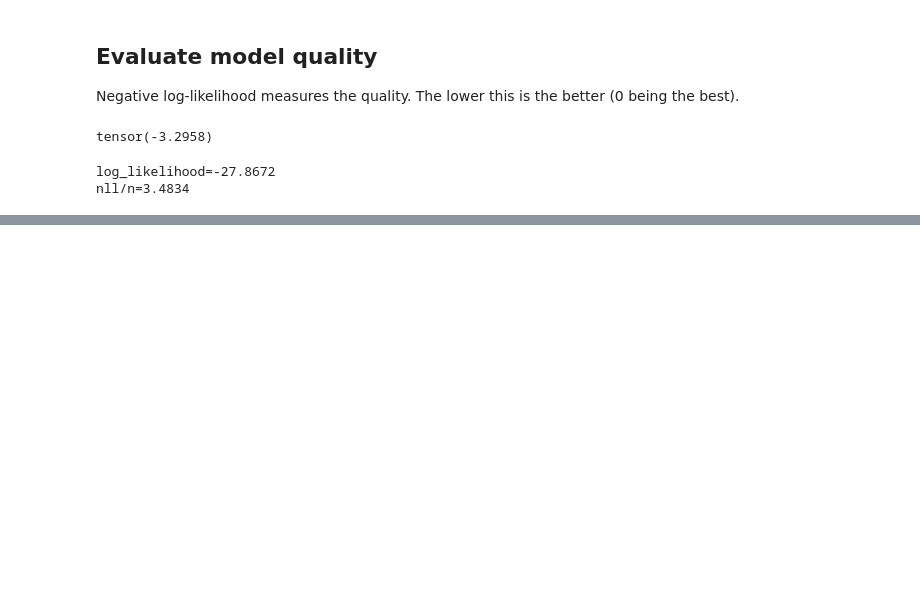
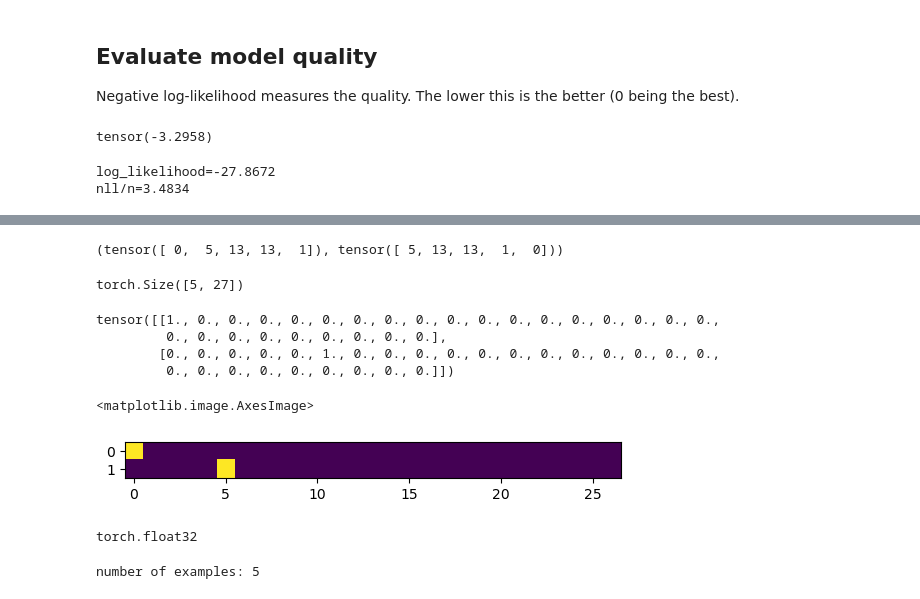
Before and after one commit to nasheqlbrm/makemore, a Jupyter notebook: nbs/01_build_makemore_yay.ipynb, the cells around one changed output, grey strips where cells are left out. Saved outputs shown, nothing was run; the diff lists cells and outputs as text; code cells hidden in the pictures; blank space fills up the shorter version.

```diff
--- a/nbs/01_build_makemore_yay.ipynb
+++ b/nbs/01_build_makemore_yay.ipynb
@@ -246,0 +253,18 @@ nll/n=3.4834
+# %%
+xs,ys = [],[]
+
+for w in words[:1]:
+    chs = ['.'] + list(w) + ['.']
+    for ch1,ch2 in zip(chs,chs[1:]):
+        ix1 = stoi[ch1]
+        ix2 = stoi[ch2]
+        xs.append(ix1)
+        ys.append(ix2)
+
+# prefer to use torch.tensor instead of torch.Tensor
+xs = torch.tensor(xs)
+ys = torch.tensor(ys)
+# %%
+xs, ys
+# %% [output]
+(tensor([ 0,  5, 13, 13,  1]), tensor([ 5, 13, 13,  1,  0]))
@@ -246,0 +273,30 @@ nll/n=3.4834
+# %%
+# we want things going into the neural network
+# to be floats so we cast. Otherwise we would
+# end up with int64
+xenc = F.one_hot(xs, num_classes=27).float()
+# %%
+xenc.shape
+# %% [output]
+torch.Size([5, 27])
+# %%
+xenc[:2]
+# %% [output]
+tensor([[1., 0., 0., 0., 0., 0., 0., 0., 0., 0., 0., 0., 0., 0., 0., 0., 0., 0.,
+         0., 0., 0., 0., 0., 0., 0., 0., 0.],
+        [0., 0., 0., 0., 0., 1., 0., 0., 0., 0., 0., 0., 0., 0., 0., 0., 0., 0.,
+         0., 0., 0., 0., 0., 0., 0., 0., 0.]])
+# %%
+plt.imshow(xenc[:2])
+# %% [output]
+<matplotlib.image.AxesImage>
+[figure, added]
+# %%
+xenc.dtype
+# %% [output]
+torch.float32
+# %%
+g = torch.Generator().manual_seed(2147483647)
+W = torch.randn((27,27), generator=g) #27 neurons each getting 27 inputs
+# %% [output]
+number of examples: 5
```
Also changed, not shown: parts of 14 cells of this notebook, 2 other files.
